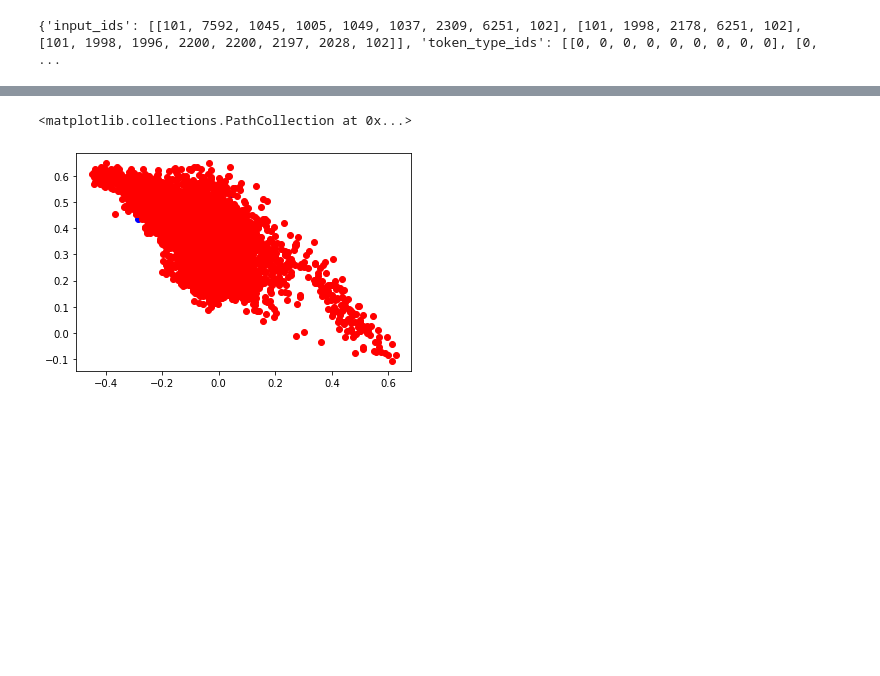
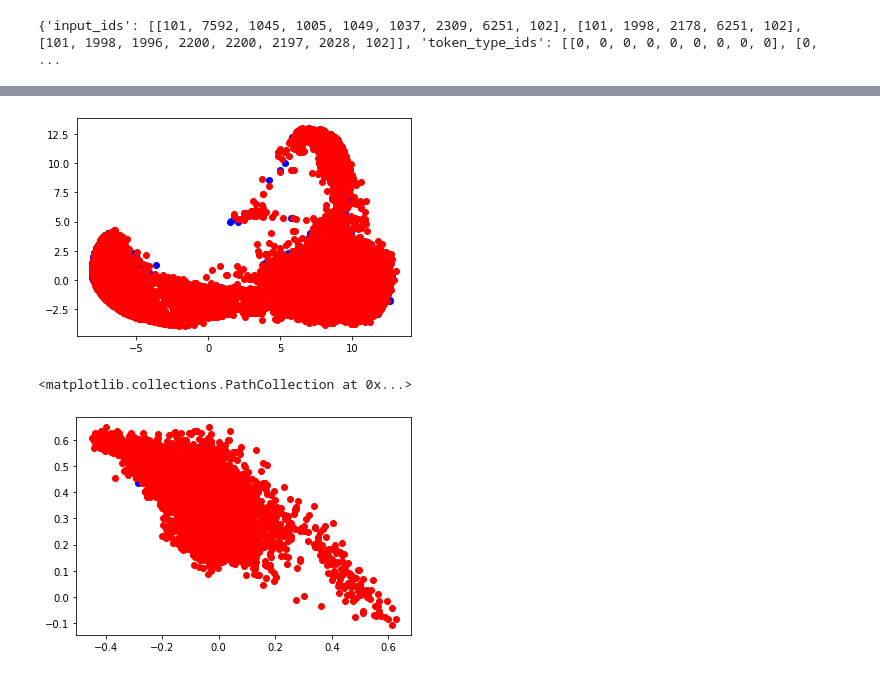
Before and after one commit to Chunhao-Li/novel-need-detection, a Jupyter notebook: notebooks/visualization.ipynb, the cells around one changed output, grey strips where cells are left out. Cells and saved outputs as stored; diff of their text form; code cells hidden in the pictures; blank space fills up the shorter version.

```diff
--- a/notebooks/visualization.ipynb
+++ b/notebooks/visualization.ipynb
@@ -121,3 +153,25 @@ import matplotlib.pyplot as plt
+# %%
+from sklearn.manifold import TSNE
+import matplotlib.pyplot as plt
+from sklearn.decomposition import PCA
+
+for pos_emb in pos_embeddings:
+    componenets = pca.transform(pos_emb)
+    plt.scatter(componenets[:,0], componenets[:,1], c='blue')
+
+for neg_emb in neg_embeddings_random:
+    componenets = pca.transform(neg_emb)
+    plt.scatter(componenets[:,0], componenets[:,1], c='red')
+plt.show()
+
+
+# tsne = TSNE(n_components=2, learning_rate='auto',
+#                   init='random', perplexity=3)
+
+# pos_embedded = tsne.fit_transform(pos_embeddings[0][0])
+# neg_embedded = tsne.fit_transform(neg_embeddings)
+# %% [output]
+[figure, added]
 # %%
 # fig = plt.figure()
 # ax = plt.subplot(111)
```
Also changed, not shown: parts of 9 cells of this notebook, 3 other files.
